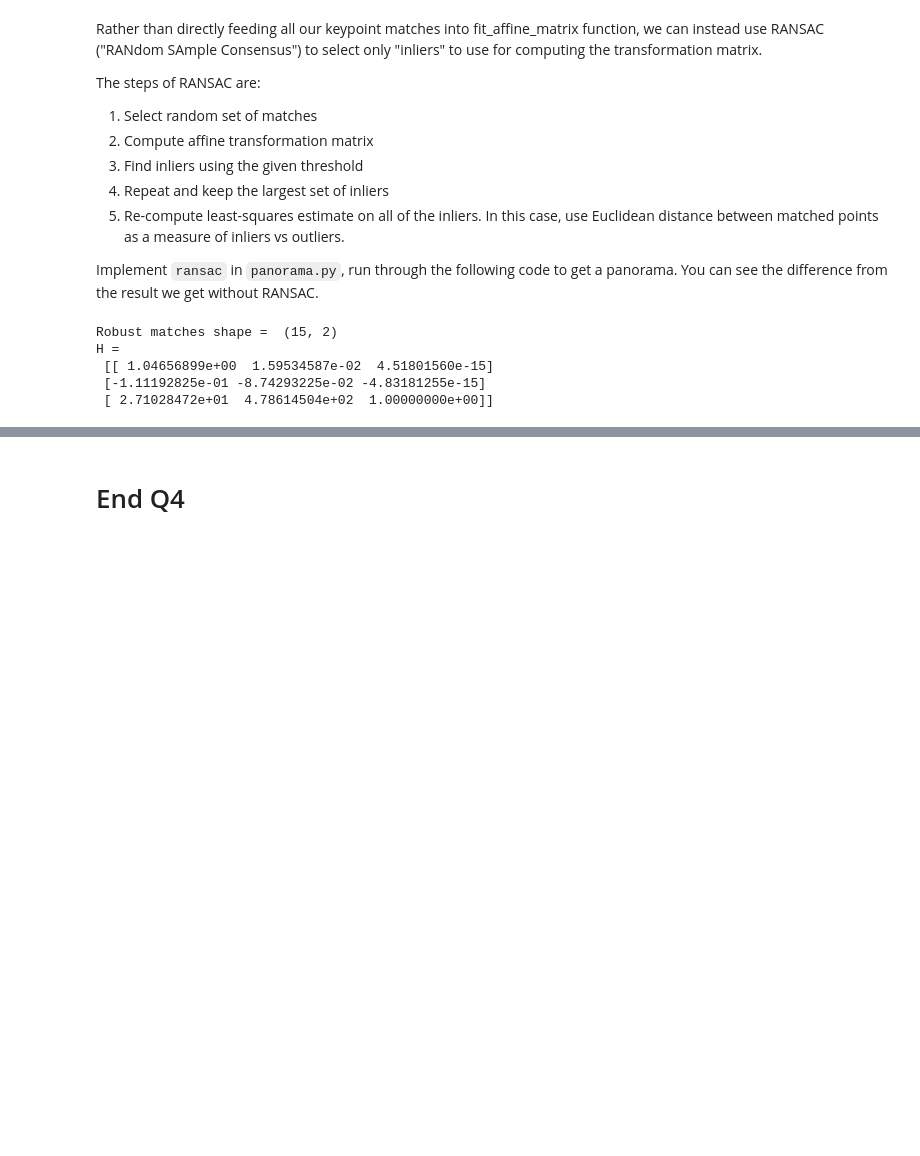
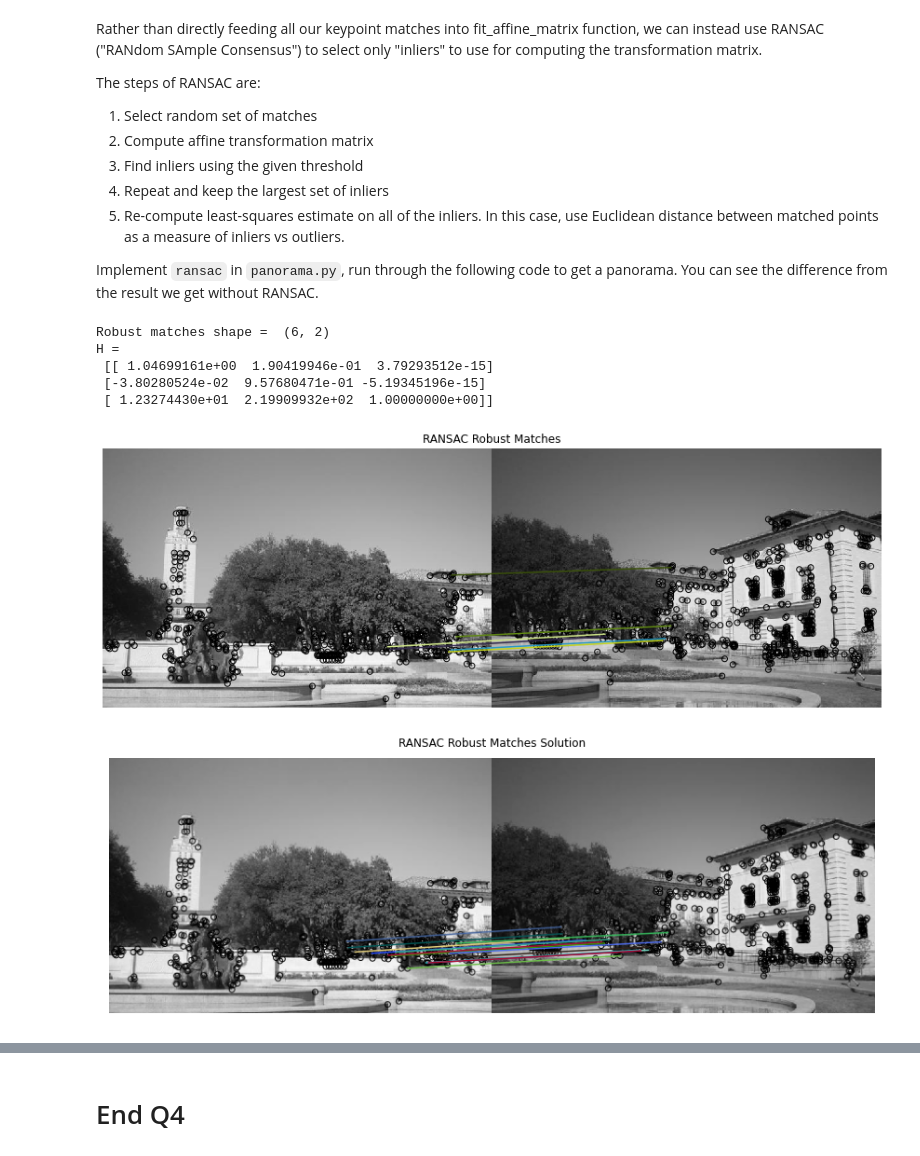
Before and after one commit to kwantlin/student-assignment-1, a Jupyter notebook: panorama.ipynb, the cells around one changed output, grey strips where cells are left out. Cells and saved outputs as stored; diff of their text form; code cells hidden in the pictures; blank space fills up the shorter version.

```diff
--- a/panorama.ipynb
+++ b/panorama.ipynb
@@ -365,31 +357,33 @@ Implement `ransac` in `panorama.py`, run through the following code to get a pan
 # %%
 from panorama import ransac
 
 # Set seed to compare output against solution image
 np.random.seed(131)
 
-H, robust_matches = ransac(keypoints1, keypoints2, matches,threshold=1)
+H, robust_matches = ransac(keypoints1, keypoints2, matches,n_iters = 800,threshold=0.4)
 print("Robust matches shape = ", robust_matches.shape)
 print("H = \n", H)
 
 # Visualize robust matches
 fig, ax = plt.subplots(1, 1, figsize=(15, 12))
 plot_matches(ax, img1, img2, keypoints1, keypoints2, robust_matches)
 plt.axis('off')
 plt.title('RANSAC Robust Matches')
 plt.show()
 
 plt.figure(figsize=(15,12))
 plt.imshow(io.imread('solution_ransac.png'))
 plt.axis('off')
 plt.title('RANSAC Robust Matches Solution')
 plt.show()
 # %% [output]
-Robust matches shape =  (15, 2)
+Robust matches shape =  (6, 2)
 H =
- [[ 1.04656899e+00  1.59534587e-02  4.51801560e-15]
- [-1.11192825e-01 -8.74293225e-02 -4.83181255e-15]
- [ 2.71028472e+01  4.78614504e+02  1.00000000e+00]]
+ [[ 1.04699161e+00  1.90419946e-01  3.79293512e-15]
+ [-3.80280524e-02  9.57680471e-01 -5.19345196e-15]
+ [ 1.23274430e+01  2.19909932e+02  1.00000000e+00]]
+[figure, added]
+[figure, added]
 # %%
 output_shape, offset = get_output_space(img1, [img2], [H])
 
```
Also changed, not shown: parts of 9 cells of this notebook, 3 other files.
